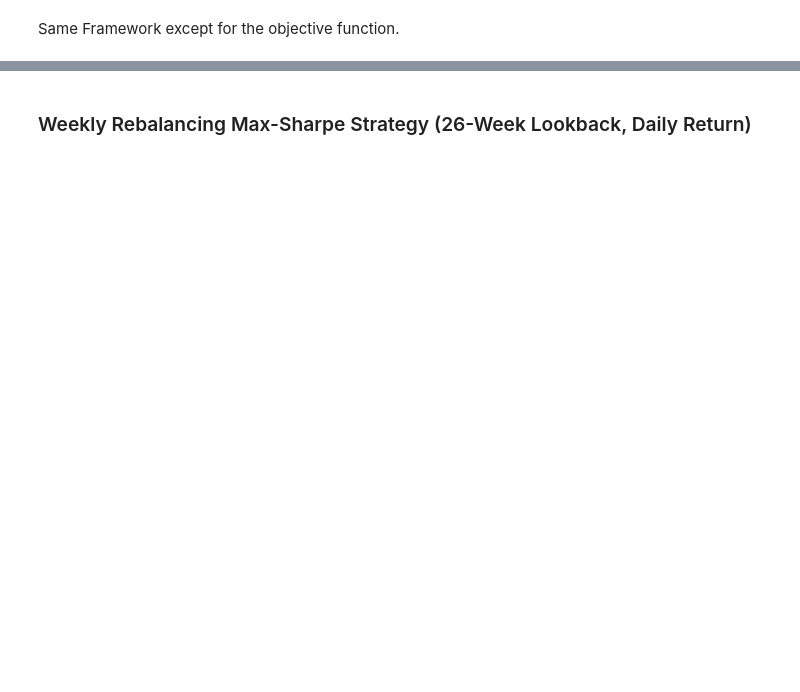
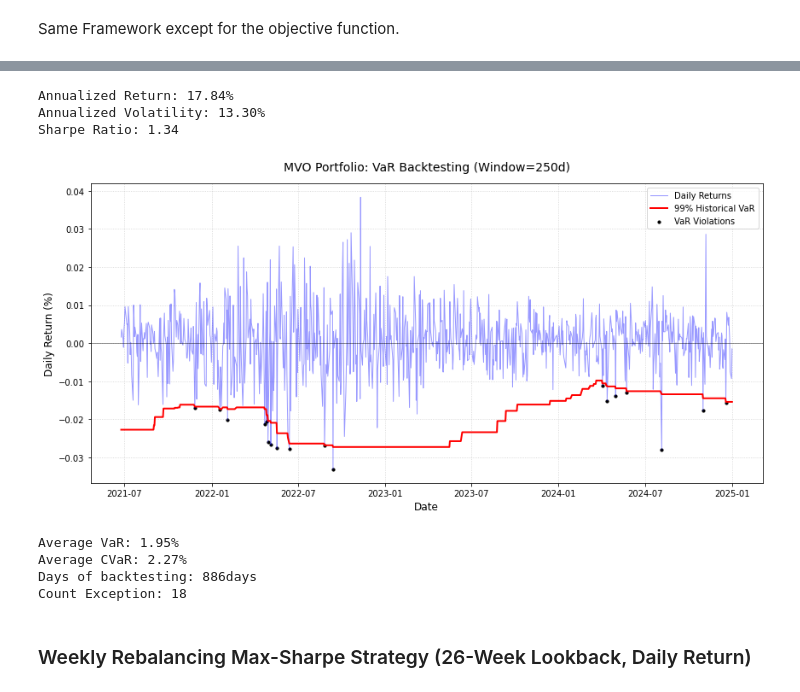
Before and after one commit to JunhoeChoi/CVAR-Portfolio-Optimization-and-Volatility-Evaluation, a Jupyter notebook: 1. Portfolio Optimization and Risk Management.ipynb, the cells around one changed output, grey strips where cells are left out. Cells and saved outputs as stored; diff of their text form; code cells hidden in the pictures; blank space fills up the shorter version.

```diff
--- a/1. Portfolio Optimization and Risk Management.ipynb
+++ b/1. Portfolio Optimization and Risk Management.ipynb
@@ -531,0 +561,69 @@ Same Framework except for the objective function.
+# %%
+#---------------------------
+#  Evaluate Portfolio
+#---------------------------
+
+# Sharpe Ratio
+mean_return = np.mean(portfolio_daily_return_mvo["Portfolio Return"]) * 252
+volatility = np.std(portfolio_daily_return_mvo["Portfolio Return"]) * np.sqrt(252)
+sharpe_ratio = mean_return / volatility
+
+print(f"Annualized Return: {mean_return:.2%}")
+print(f"Annualized Volatility: {volatility:.2%}")
+print(f"Sharpe Ratio: {sharpe_ratio:.2f}")
+
+# Historical 99% VaR, window=250)
+window_VaR= 250
+cl = 0.99
+portfolio_daily_return_mvo.head()
+
+# Calculate historical VaR
+portfolio_daily_return_mvo['VaR_99_hist'] = portfolio_daily_return_mvo['Portfolio Return'].rolling(window=window_VaR).quantile(1-cl)
+
+# Calculate historical CVaR
+portfolio_daily_return_mvo['CVaR_99_hist'] = portfolio_daily_return_mvo['Portfolio Return'].rolling(window=window_VaR).apply(cvar_calculation, raw=False)
+
+# Backtesting
+backtest_df = portfolio_daily_return_mvo.dropna().copy()
+backtest_df['Exception'] = backtest_df['Portfolio Return'] < backtest_df['VaR_99_hist']
+
+# Draw Graph
+fig, ax = plt.subplots(figsize=(12, 6))
+
+# Daily Return of Portfolio
+ax.plot(backtest_df.index, backtest_df['Portfolio Return'],label='Daily Returns', color='blue', alpha=0.4, linewidth=1)
+ax.plot(backtest_df.index, backtest_df['VaR_99_hist'],label='99% Historical VaR', color='red', linestyle='-', linewidth=2)
+
+# Highlight the exceptions
+exceptions = backtest_df[backtest_df['Exception']]
+ax.scatter(exceptions.index, exceptions['Portfolio Return'],
+           color='black', marker='o', s=10, label='VaR Violations')
+
+ax.set_title(f'MVO Portfolio: VaR Backtesting (Window={window_VaR}d)', fontsize=14, pad=15)
+ax.set_ylabel('Daily Return (%)', fontsize=12)
+ax.set_xlabel('Date', fontsize=12)
+ax.axhline(0, color='black', linewidth=0.8, alpha=0.5)  # zero line
+ax.grid(True, linestyle=':', alpha=0.6)
+ax.legend(loc='best', frameon=True)
+
+fig.tight_layout()
+
+plt.savefig("99 percent historical VaR (MVO).png", dpi=300, bbox_inches="tight", facecolor="white")
+
+plt.show()
+
+# Result
+print(f"Average VaR: {abs(np.mean(backtest_df['VaR_99_hist'])):.2%}")
+print(f"Average CVaR: {abs(np.mean(backtest_df['CVaR_99_hist'])):.2%}")
+
+print(f"Days of backtesting: {len(backtest_df)}days")
+print(f"Count Exception: {backtest_df['Exception'].sum()}")
+# %% [output]
+Annualized Return: 17.84%
+Annualized Volatility: 13.30%
+Sharpe Ratio: 1.34
+[figure, added]
+Average VaR: 1.95%
+Average CVaR: 2.27%
+Days of backtesting: 886days
+Count Exception: 18
```
Also changed, not shown: parts of 30 cells of this notebook, 1 other file.
